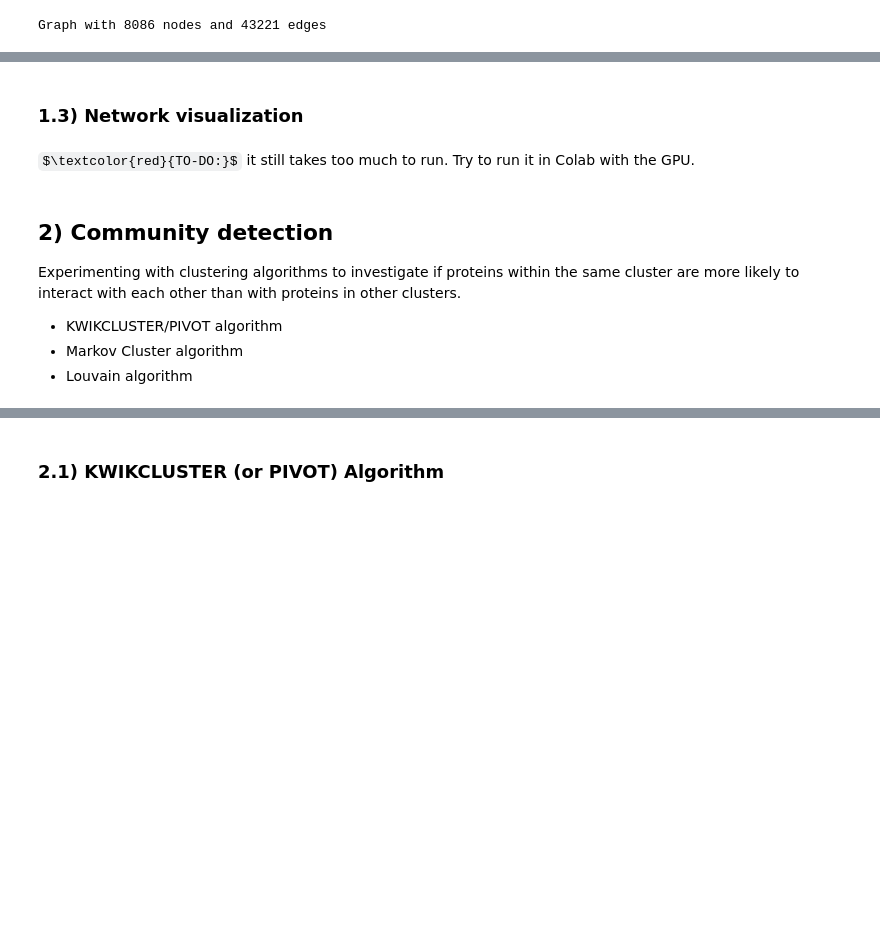
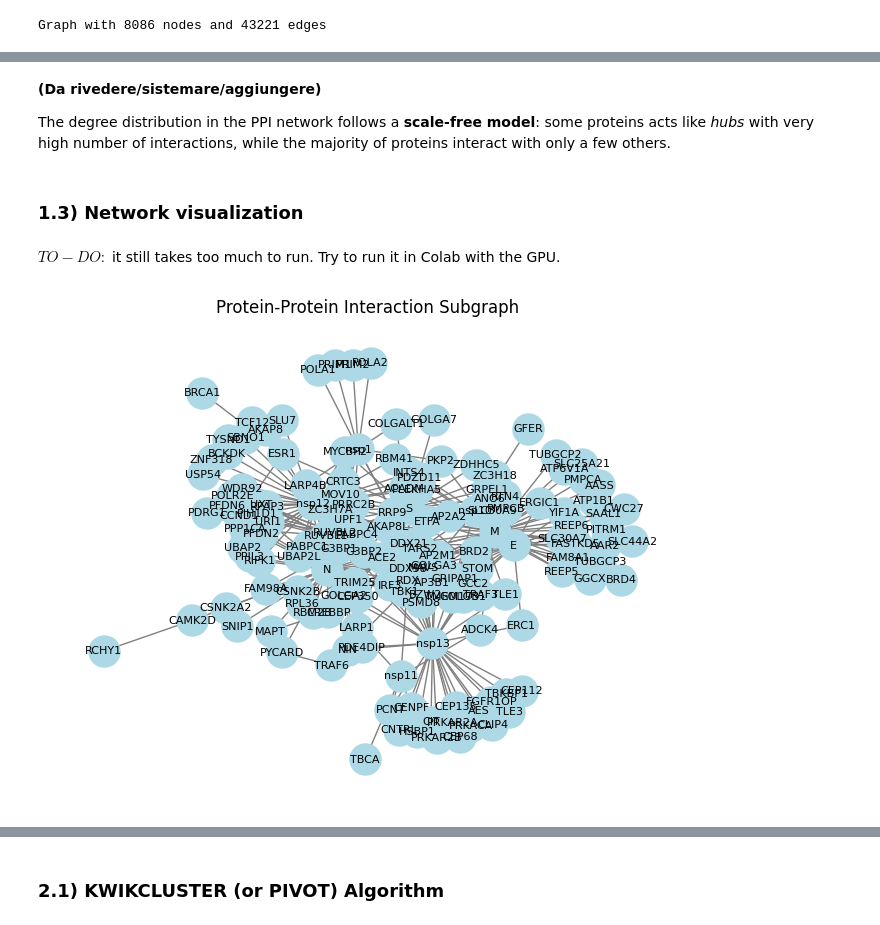
Before and after one commit to maryyyyna/Social-Networks-and-Online-Markets, a Jupyter notebook: SNOM_final_project.ipynb, the cells around one changed output, grey strips where cells are left out. Saved outputs shown, nothing was run; the diff lists cells and outputs as text; code cells hidden in the pictures; some formulas as TeX source; blank space fills up the shorter version.

```diff
--- a/SNOM_final_project.ipynb
+++ b/SNOM_final_project.ipynb
@@ -293,3 +303,7 @@ Average degree: 10.69032896364086
+# %% [markdown]
+**(Da rivedere/sistemare/aggiungere)**
+
+The degree distribution in the PPI network follows a **scale-free model**: some proteins acts like *hubs* with very high number of interactions, while the majority of proteins interact with only a few others.
 # %% [markdown]
 ### 1.3) Network visualization
 # %%
@@ -311,12 +325,14 @@ nx.draw_spring(LCC_ppi, node_size = 30, arrows = False, node_color = 'mediumslat
 plt.title('Protein-Protein Interaction Network')
 plt.show()
 # %% [markdown]
-$\textcolor{red}{TO-DO:}$ it still takes too much to run. Try to run it in Colab with the GPU.
+${TO-DO:}$ it still takes too much to run. Try to run it in Colab with the GPU.
-# %% [markdown]
-## 2) Community detection
-
-Experimenting with clustering algorithms to investigate if proteins within the same cluster are more likely to interact with each other than with proteins in other clusters.
-
-- KWIKCLUSTER/PIVOT algorithm
-- Markov Cluster algorithm
-- Louvain algorithm
+# %%
+# Visualize only a subgraph of the network with fewer nodes for faster rendering
+subgraph = LCC_ppi.subgraph(list(LCC_ppi.nodes)[:150])  # Take only a portion of the graph for visualization
+pos = nx.spring_layout(subgraph, seed = 42)
+nx.draw(subgraph, pos, with_labels = True, node_color ='lightblue', edge_color ='gray', node_size = 500, font_size = 8)
+
+plt.title("Protein-Protein Interaction Subgraph")
+plt.show()
+# %% [output]
+[figure, added]
```
Also changed, not shown: parts of 42 cells of this notebook.
